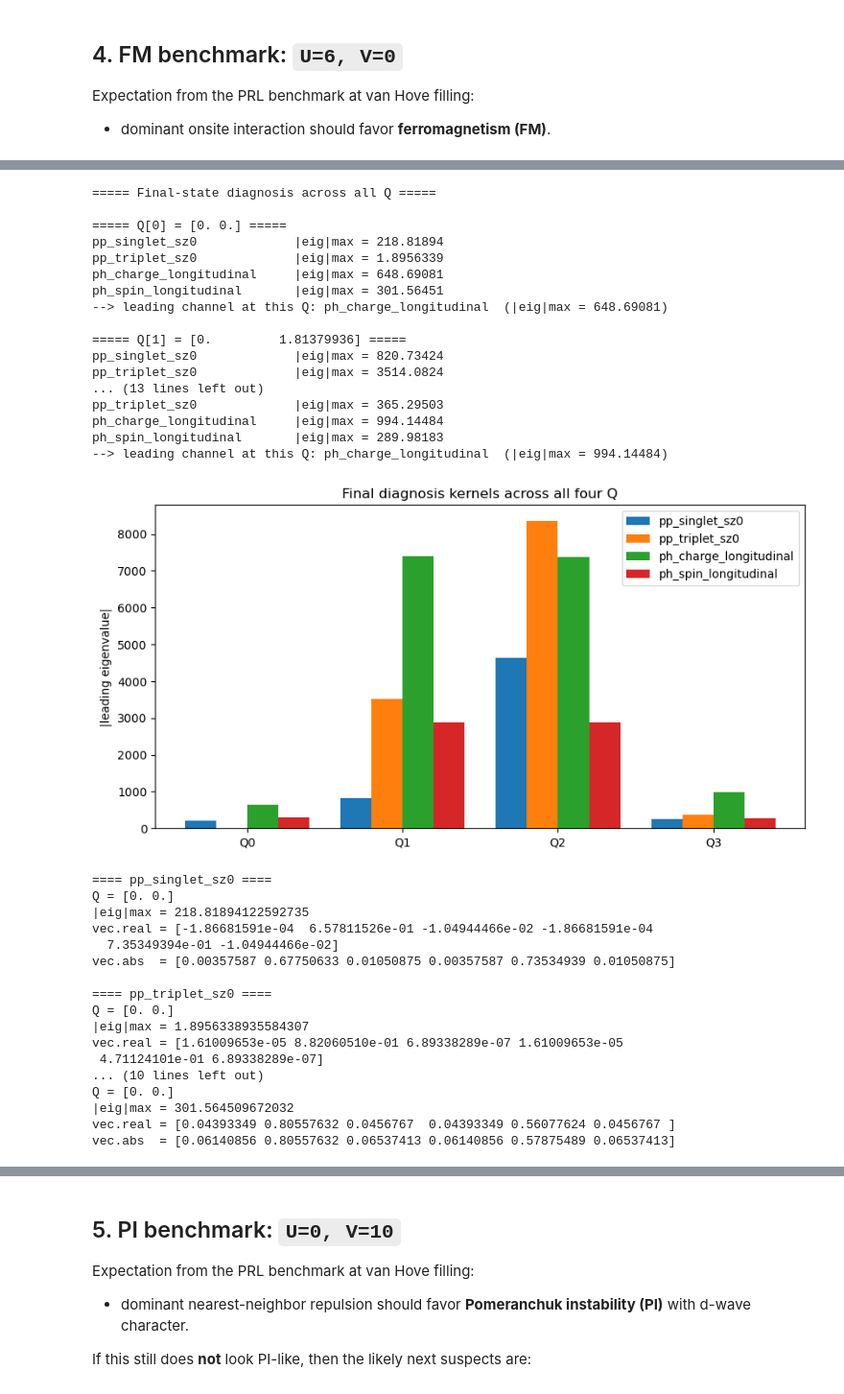
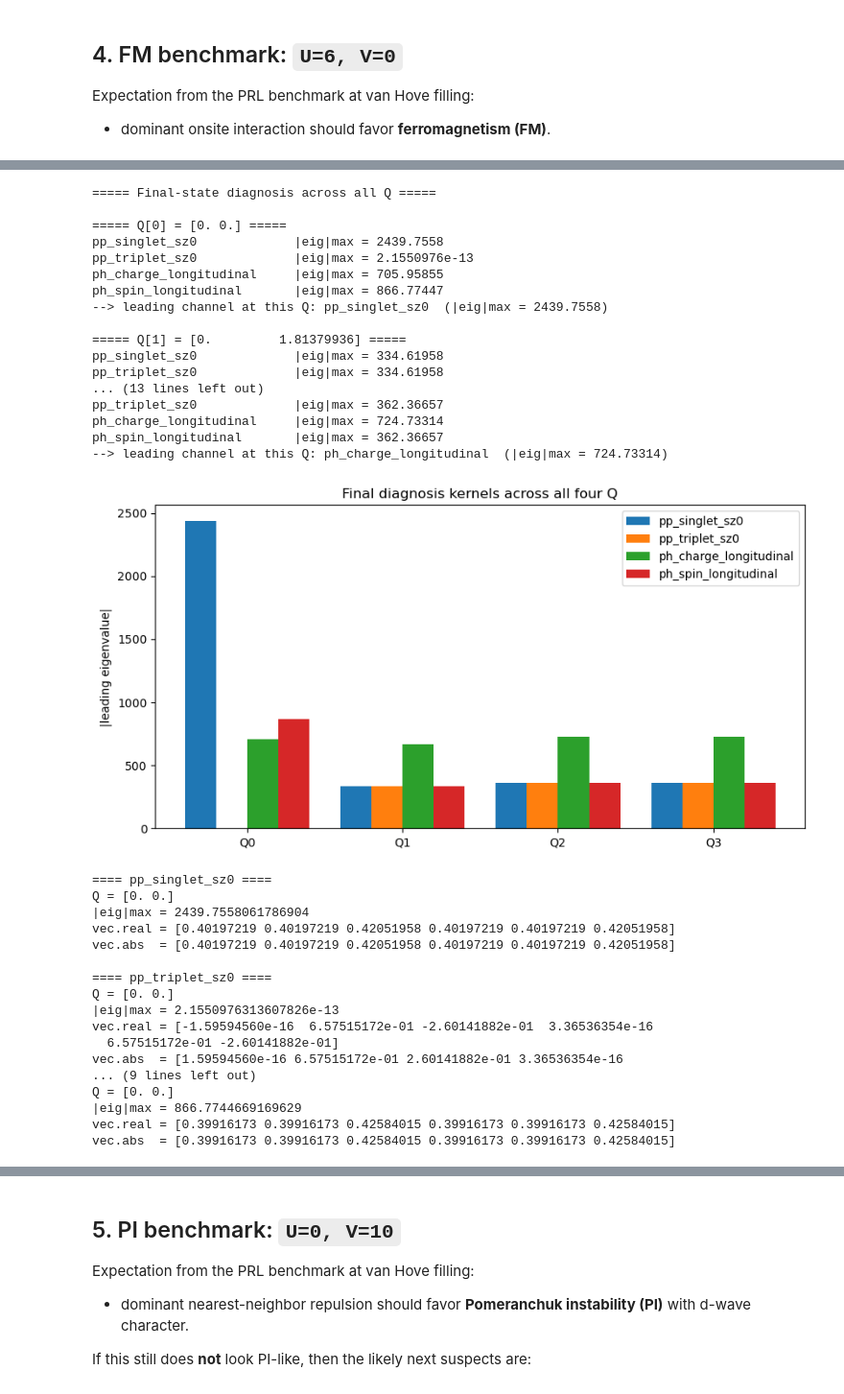
Before and after one commit to Mio826/functional-RG-Kagome-, a Jupyter notebook: kagome_frg_pipeline_handsetpatch.ipynb, the cells around one changed output, grey strips where cells are left out. Shown at 96% size. Saved outputs shown, nothing was run; the diff lists cells and outputs as text; code cells hidden in the pictures.

```diff
--- a/kagome_frg_pipeline_handsetpatch.ipynb
+++ b/kagome_frg_pipeline_handsetpatch.ipynb
@@ -67,8 +69,8 @@ LOCAL_BAND_INDEX = 1   # dispersive band crossing mu=0
 # ---------- flow ----------
 FLOW_KWARGS = dict(
     T_start=0.5,
-    T_stop=0.1,
-    n_steps=200,
+    T_stop=0.01,
+    n_steps=300,
     nfreq=10,
     diagnose_every=10,
     temperature_grid="log",
@@ -385,7 +385,7 @@ fm_result = run_case("FM benchmark", U=6.0, V=0.0, flow_kwargs=FLOW_KWARGS)
 # %%
 # 你现在 flow_kwargs 里已经有 diagnosis_Qs
-Qs_to_check = FLOW_KWARGS["diagnosis_Qs"]
-
+Qs_to_check = FLOW_KWARGS["diagnosis_Qs"] + 2*np.array([np.pi, np.pi/np.sqrt(3)]) +np.array([0,2*np.pi/np.sqrt(3)])
+# Qs_to_check = FLOW_KWARGS["diagnosis_Qs"]
 channels_to_check = [
     "pp_singlet_sz0",
     "pp_triplet_sz0",
@@ -449,59 +449,59 @@ plt.bar(x - 0.5*width, pp_t, width, label="pp_triplet_sz0")
 plt.bar(x + 0.5*width, ph_c, width, label="ph_charge_longitudinal")
 plt.bar(x + 1.5*width, ph_s, width, label="ph_spin_longitudinal")
 
 plt.xticks(x, labels)
 plt.ylabel("|leading eigenvalue|")
 plt.title("Final diagnosis kernels across all four Q")
 plt.legend()
 plt.show()
 # solver = fm_result["solver"]
 Q = np.array([0.0, 0.0])
 kernels = solver.build_diagnosis_kernel_dict(Q)
 # for name, k in kernels.items():
 #     vals, vecs = k.eig(sort_by="abs")
 #     print(f"{name:25s}  |eig|max = {abs(vals[0]):.6g}")
 
 for name in ["pp_singlet_sz0", "pp_triplet_sz0", "ph_charge_longitudinal", "ph_spin_longitudinal"]:
     k = kernels[name]
     vals, vecs = k.eig(sort_by="abs")
     print(f"\n==== {name} ====")
     print("Q =", k.Q)
     print("|eig|max =", abs(vals[0]))
     print("vec.real =", np.real(vecs[:, 0]))
     print("vec.abs  =", np.abs(vecs[:, 0]))
 # %% [output]
 ===== Final-state diagnosis across all Q =====
 
 ===== Q[0] = [0. 0.] =====
-pp_singlet_sz0             |eig|max = 218.81894
-pp_triplet_sz0             |eig|max = 1.8956339
-ph_charge_longitudinal     |eig|max = 648.69081
-ph_spin_longitudinal       |eig|max = 301.56451
---> leading channel at this Q: ph_charge_longitudinal  (|eig|max = 648.69081)
+pp_singlet_sz0             |eig|max = 2439.7558
+pp_triplet_sz0             |eig|max = 2.1550976e-13
+ph_charge_longitudinal     |eig|max = 705.95855
+ph_spin_longitudinal       |eig|max = 866.77447
+--> leading channel at this Q: pp_singlet_sz0  (|eig|max = 2439.7558)
 
 ===== Q[1] = [0.         1.81379936] =====
-pp_singlet_sz0             |eig|max = 820.73424
-pp_triplet_sz0             |eig|max = 3514.0824
+pp_singlet_sz0             |eig|max = 334.61958
+pp_triplet_sz0             |eig|max = 334.61958
 ... (13 lines left out)
-pp_triplet_sz0             |eig|max = 365.29503
-ph_charge_longitudinal     |eig|max = 994.14484
-ph_spin_longitudinal       |eig|max = 289.98183
---> leading channel at this Q: ph_charge_longitudinal  (|eig|max = 994.14484)
+pp_triplet_sz0             |eig|max = 362.36657
+ph_charge_longitudinal     |eig|max = 724.73314
+ph_spin_longitudinal       |eig|max = 362.36657
+--> leading channel at this Q: ph_charge_longitudinal  (|eig|max = 724.73314)
-[figure, old version]
+[figure, new version]
 ==== pp_singlet_sz0 ====
 Q = [0. 0.]
-|eig|max = 218.81894122592735
-vec.real = [-1.86681591e-04  6.57811526e-01 -1.04944466e-02 -1.86681591e-04
-  7.35349394e-01 -1.04944466e-02]
-vec.abs  = [0.00357587 0.67750633 0.01050875 0.00357587 0.73534939 0.01050875]
+|eig|max = 2439.7558061786904
+vec.real = [0.40197219 0.40197219 0.42051958 0.40197219 0.40197219 0.42051958]
+vec.abs  = [0.40197219 0.40197219 0.42051958 0.40197219 0.40197219 0.42051958]
 
 ==== pp_triplet_sz0 ====
 Q = [0. 0.]
-|eig|max = 1.8956338935584307
-vec.real = [1.61009653e-05 8.82060510e-01 6.89338289e-07 1.61009653e-05
- 4.71124101e-01 6.89338289e-07]
-... (10 lines left out)
+|eig|max = 2.1550976313607826e-13
+vec.real = [-1.59594560e-16  6.57515172e-01 -2.60141882e-01  3.36536354e-16
+  6.57515172e-01 -2.60141882e-01]
+vec.abs  = [1.59594560e-16 6.57515172e-01 2.60141882e-01 3.36536354e-16
+... (9 lines left out)
 Q = [0. 0.]
-|eig|max = 301.564509672032
-vec.real = [0.04393349 0.80557632 0.0456767  0.04393349 0.56077624 0.0456767 ]
-vec.abs  = [0.06140856 0.80557632 0.06537413 0.06140856 0.57875489 0.06537413]
+|eig|max = 866.7744669169629
+vec.real = [0.39916173 0.39916173 0.42584015 0.39916173 0.39916173 0.42584015]
+vec.abs  = [0.39916173 0.39916173 0.42584015 0.39916173 0.39916173 0.42584015]
```
Also changed, not shown: parts of 7 cells of this notebook, 4 other files.
